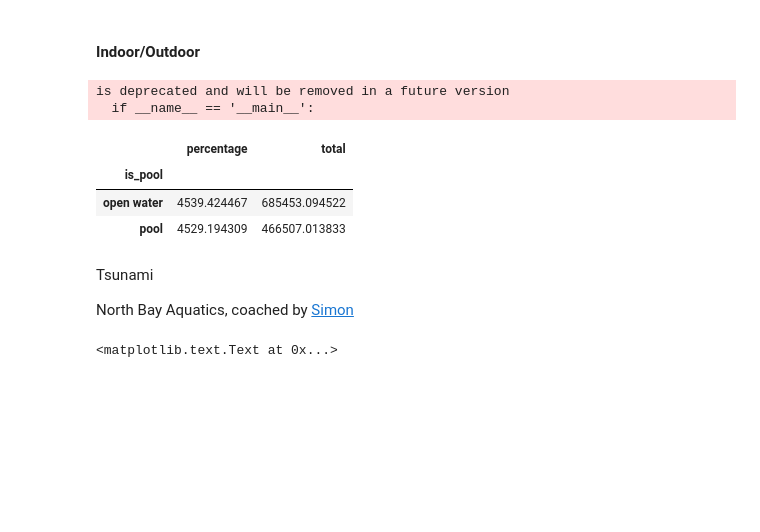
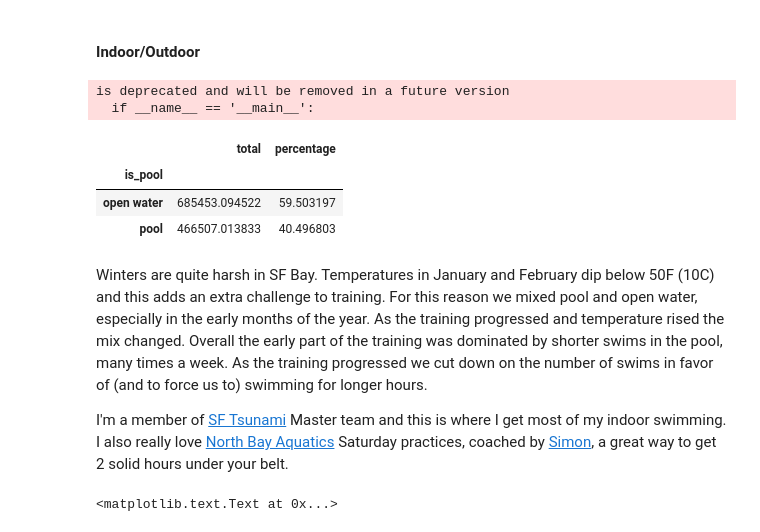
Before and after one commit to mrpozzi/mrpozzi.github.io, a Jupyter notebook: notebooks/CatalinaTrainingDashboard.ipynb, the cells around one changed output. Saved outputs shown, nothing was run; the diff lists cells and outputs as text; code cells hidden in the pictures; blank space fills up the shorter version.

```diff
--- a/notebooks/CatalinaTrainingDashboard.ipynb
+++ b/notebooks/CatalinaTrainingDashboard.ipynb
@@ -213,18 +208,20 @@ axes[1].set_xlabel('Week')
 # %% [markdown]
 #### Indoor/Outdoor
 # %%
-my_swims.groupby(['is_pool'])['distance'].agg({'total' : 'sum', 'percentage' : 'mean'})
+in_out = my_swims.groupby(['is_pool'])['distance'].agg({'total' : 'sum'})
+in_out['percentage'] = 100 * in_out['total'] / in_out['total'].sum()
+in_out
 # %% [output]
 is deprecated and will be removed in a future version
   if __name__ == '__main__':
-|  | percentage | total |
+|  | total | percentage |
 | is_pool |  |  |
-| open water | 4539.424467 | 685453.094522 |
-| pool | 4529.194309 | 466507.013833 |
+| open water | 685453.094522 | 59.503197 |
+| pool | 466507.013833 | 40.496803 |
-# %% [markdown]
-Tsunami
-
-North Bay Aquatics, coached by [Simon](http://nighttrainswimmers.org/swimmers/simon-dominguez/)
+# %% [markdown]
+Winters are quite harsh in SF Bay. Temperatures in January and February dip below 50F (10C) and this adds an extra challenge to training. For this reason we mixed pool and open water, especially in the early months of the year. As the training progressed and temperature rised the mix changed. Overall the early part of the training was dominated by shorter swims in the pool, many times a week. As the training progressed we cut down on the number of swims in favor of (and to force us to) swimming for longer hours.
+
+I'm a member of [SF Tsunami](http://sftsunami.org/) Master team and this is where I get most of my indoor swimming. I also really love [North Bay Aquatics](http://www.northbayaquatics.org/TabGeneric.jsp?_tabid_=32411&team=nba) Saturday practices, coached by [Simon](http://nighttrainswimmers.org/swimmers/simon-dominguez/), a great way to get 2 solid hours under your belt.
 # %%
 fig, axes = plt.subplots(nrows=2, ncols=1)
 axes[0].set_title('Yards by week')
```
Also changed, not shown: parts of 19 cells of this notebook.
